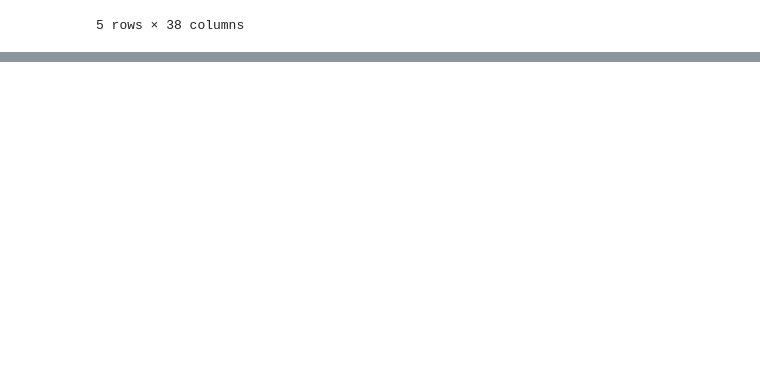
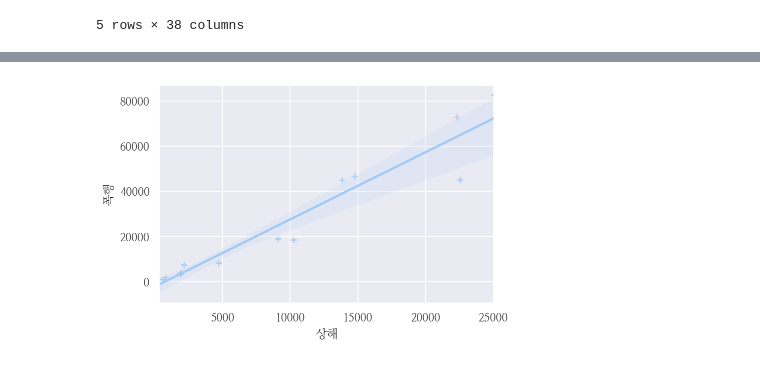
Before and after one commit to comsa33/DATA_ANALYSIS-crime_data, a Jupyter notebook: crime_education_job.ipynb, the cells around one changed output, grey strips where cells are left out. Saved outputs shown, nothing was run; the diff lists cells and outputs as text; code cells hidden in the pictures; blank space fills up the shorter version.

```diff
--- a/crime_education_job.ipynb
+++ b/crime_education_job.ipynb
@@ -164,0 +231,5 @@ g.map(sns.scatterplot)
+# %%
+univ_grad = df_education_job_trans.loc[('대학(4년미만)(졸업)', '대학(4년이상)(졸업)', '대학원(중퇴)') , : ].sum(axis=0)
+univ_grad.name = '대졸'
+new_df_edu_job_trans = new_df_edu_job_trans.append(univ_grad)
+new_df_edu_job_trans.drop(['대학(4년미만)(졸업)', '대학(4년이상)(졸업)', '대학원(중퇴)'], axis=0, inplace=True)
@@ -164,0 +242,2 @@ g.map(sns.scatterplot)
+# %%
+new_df_edu_job_trans['sort'] = new_df_edu_job_trans.index
@@ -164,0 +263,4 @@ g.map(sns.scatterplot)
+# %%
+plt.rcParams["font.family"] = 'NanumMyeongjo'
+plt.rcParams['font.size'] = 15.
+plt.rcParams['axes.unicode_minus'] = False
@@ -164,0 +273,9 @@ g.map(sns.scatterplot)
+# %%
+sns.set(font="NanumMyeongjo",
+        rc={"axes.unicode_minus":False},
+        style='darkgrid')
+sns.set_palette("pastel")
+new_df_edu_job_trans.set_index('sort').T.plot(kind='bar', stacked=True,
+                                              colormap=ListedColormap(sns.color_palette("RdBu", 14)),
+                                              figsize=(17,15))
+plt.legend(bbox_to_anchor=(1.05, 1))
@@ -164,0 +285,5 @@ g.map(sns.scatterplot)
+# %%
+x, y = pd.Series(new_df_edu_job_trans['상해'], name="상해"), pd.Series(new_df_edu_job_trans['폭행'], name="폭행")
+ax = sns.regplot(x=x, y=y, marker="+")
+# %% [output]
+[figure, added]
```
Also changed, not shown: parts of 25 cells of this notebook.
